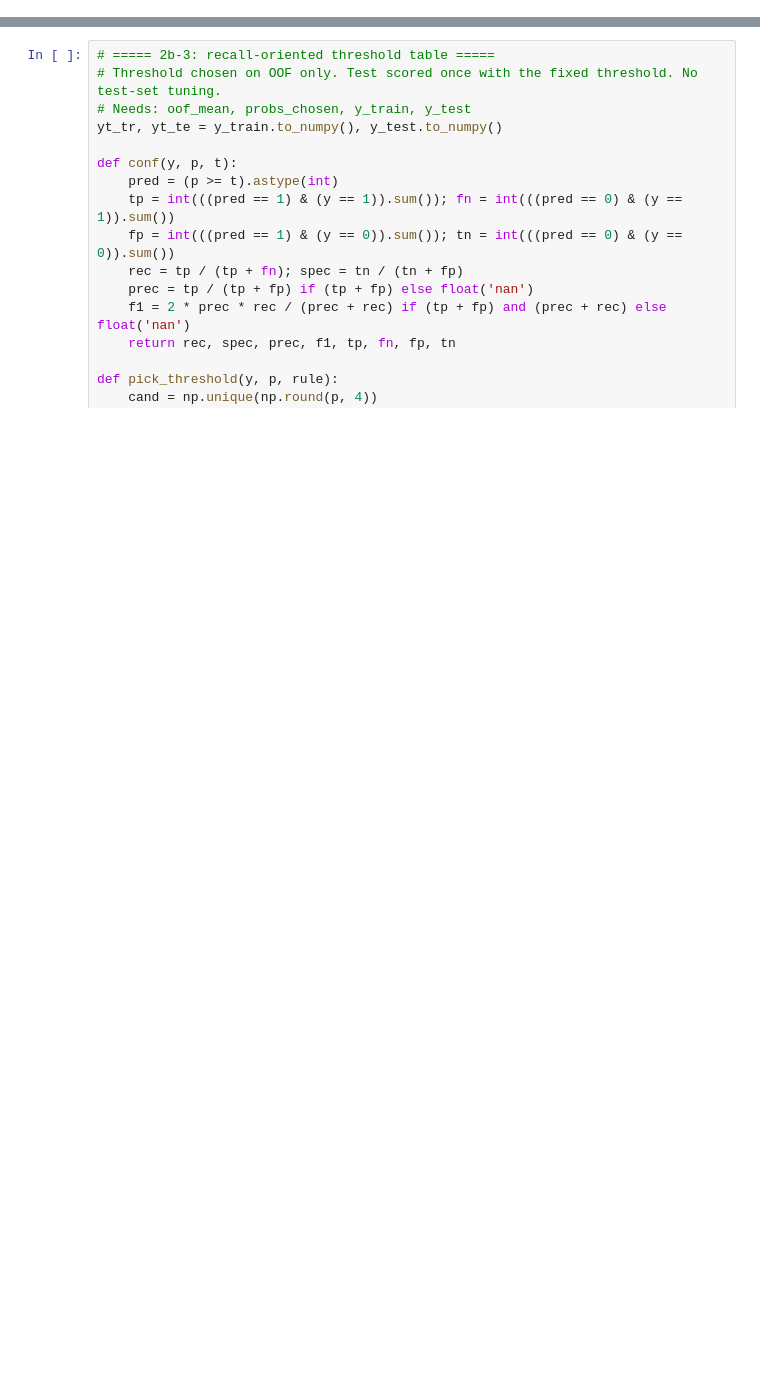
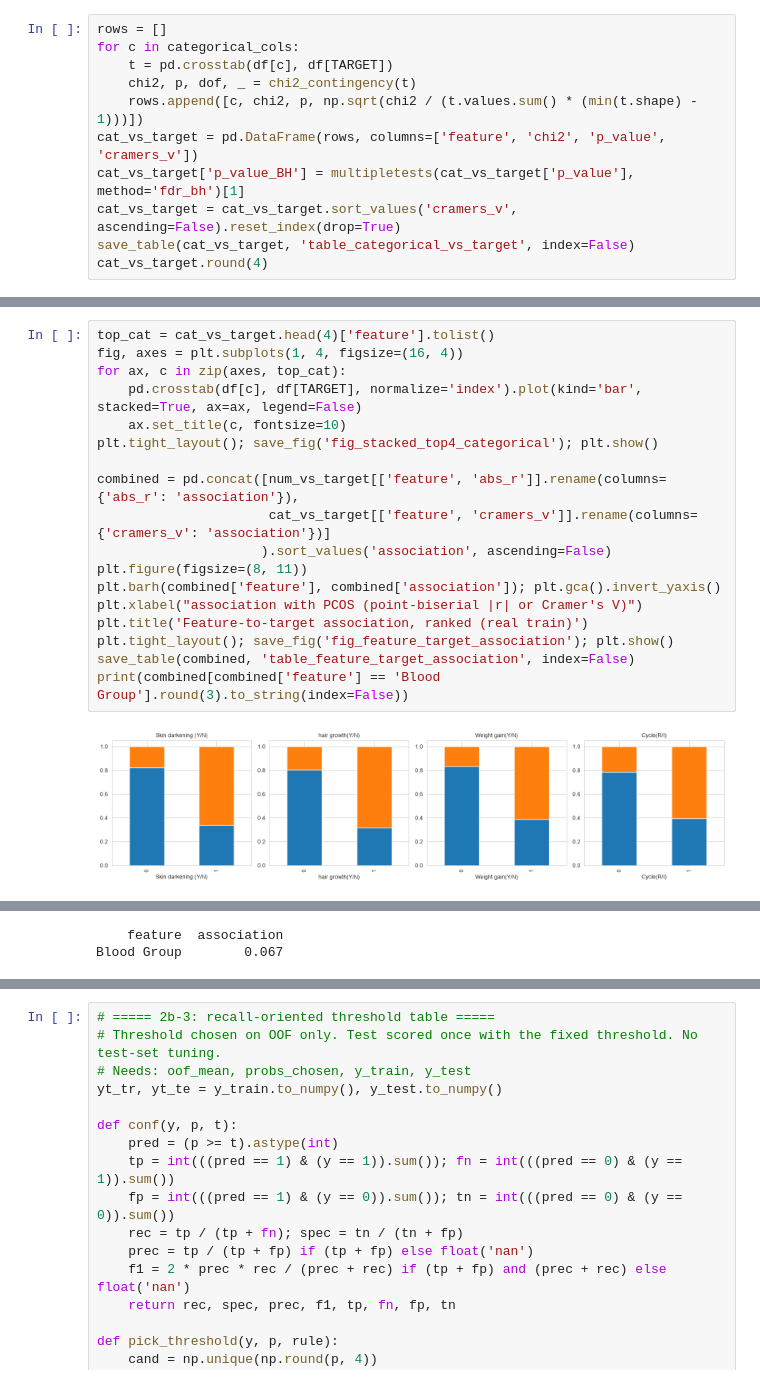
Before and after one commit to omkarrnaik/cycletwin-ai, a Jupyter notebook: data/PCOS_Analysis.ipynb, the cells around one changed output, grey strips where cells are left out. Cells and saved outputs as stored; diff of their text form; blank space fills up the shorter version.

```diff
--- a/data/PCOS_Analysis.ipynb
+++ b/data/PCOS_Analysis.ipynb
@@ -505,0 +243,11 @@ Baseline Brier (prevalence only): OOF 0.2199 | test 0.2212
+# %%
+rows = []
+for c in categorical_cols:
+    t = pd.crosstab(df[c], df[TARGET])
+    chi2, p, dof, _ = chi2_contingency(t)
+    rows.append([c, chi2, p, np.sqrt(chi2 / (t.values.sum() * (min(t.shape) - 1)))])
+cat_vs_target = pd.DataFrame(rows, columns=['feature', 'chi2', 'p_value', 'cramers_v'])
+cat_vs_target['p_value_BH'] = multipletests(cat_vs_target['p_value'], method='fdr_bh')[1]
+cat_vs_target = cat_vs_target.sort_values('cramers_v', ascending=False).reset_index(drop=True)
+save_table(cat_vs_target, 'table_categorical_vs_target', index=False)
+cat_vs_target.round(4)
@@ -505,0 +266,20 @@ Baseline Brier (prevalence only): OOF 0.2199 | test 0.2212
+# %%
+top_cat = cat_vs_target.head(4)['feature'].tolist()
+fig, axes = plt.subplots(1, 4, figsize=(16, 4))
+for ax, c in zip(axes, top_cat):
+    pd.crosstab(df[c], df[TARGET], normalize='index').plot(kind='bar', stacked=True, ax=ax, legend=False)
+    ax.set_title(c, fontsize=10)
+plt.tight_layout(); save_fig('fig_stacked_top4_categorical'); plt.show()
+
+combined = pd.concat([num_vs_target[['feature', 'abs_r']].rename(columns={'abs_r': 'association'}),
+                      cat_vs_target[['feature', 'cramers_v']].rename(columns={'cramers_v': 'association'})]
+                     ).sort_values('association', ascending=False)
+plt.figure(figsize=(8, 11))
+plt.barh(combined['feature'], combined['association']); plt.gca().invert_yaxis()
+plt.xlabel("association with PCOS (point-biserial |r| or Cramer's V)")
+plt.title('Feature-to-target association, ranked (real train)')
+plt.tight_layout(); save_fig('fig_feature_target_association'); plt.show()
+save_table(combined, 'table_feature_target_association', index=False)
+print(combined[combined['feature'] == 'Blood Group'].round(3).to_string(index=False))
+# %% [output]
+[figure, added]
@@ -505,0 +287,2 @@ Baseline Brier (prevalence only): OOF 0.2199 | test 0.2212
+    feature  association
+Blood Group        0.067
```
Also changed, not shown: parts of 67 cells of this notebook, 23 other files.
